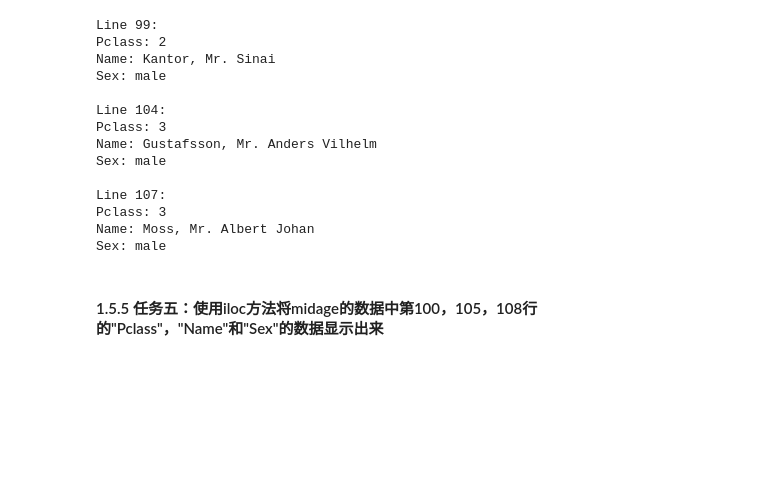
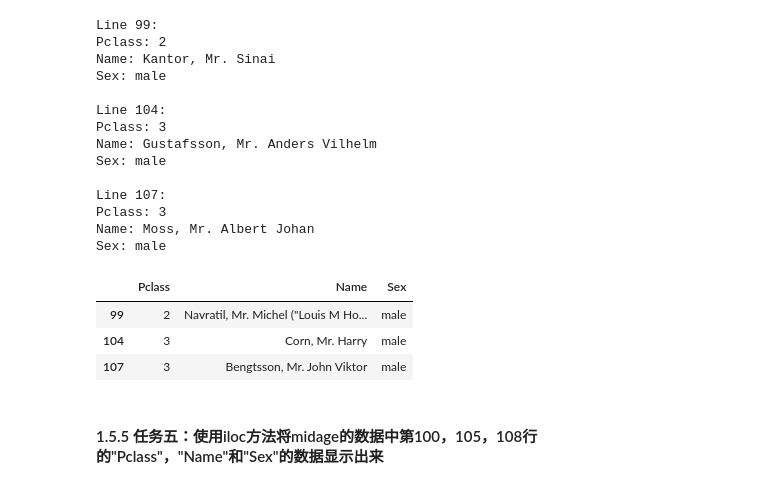
Before and after one commit to srcres258/pandas-learn, a Jupyter notebook: pandas_rumen/TASK02.ipynb, the cells around one changed output. Saved outputs shown, nothing was run; the diff lists cells and outputs as text; code cells hidden in the pictures; blank space fills up the shorter version.

```diff
--- a/pandas_rumen/TASK02.ipynb
+++ b/pandas_rumen/TASK02.ipynb
@@ -256,6 +256,13 @@ Line 107:
 Pclass: 3
 Name: Moss, Mr. Albert Johan
 Sex: male
+# %%
+midage.loc[[99, 104, 107], ['Pclass', 'Name', 'Sex']]
+# %% [output]
+|  | Pclass | Name | Sex |
+| 99 | 2 | Navratil, Mr. Michel ("Louis M Ho... | male |
+| 104 | 3 | Corn, Mr. Harry | male |
+| 107 | 3 | Bengtsson, Mr. John Viktor | male |
 # %% [markdown]
 #### 1.5.5 任务五：使用iloc方法将midage的数据中第100，105，108行的"Pclass"，"Name"和"Sex"的数据显示出来
 # %%
```
Also changed, not shown: parts of 1 cell of this notebook, 1 other file.
